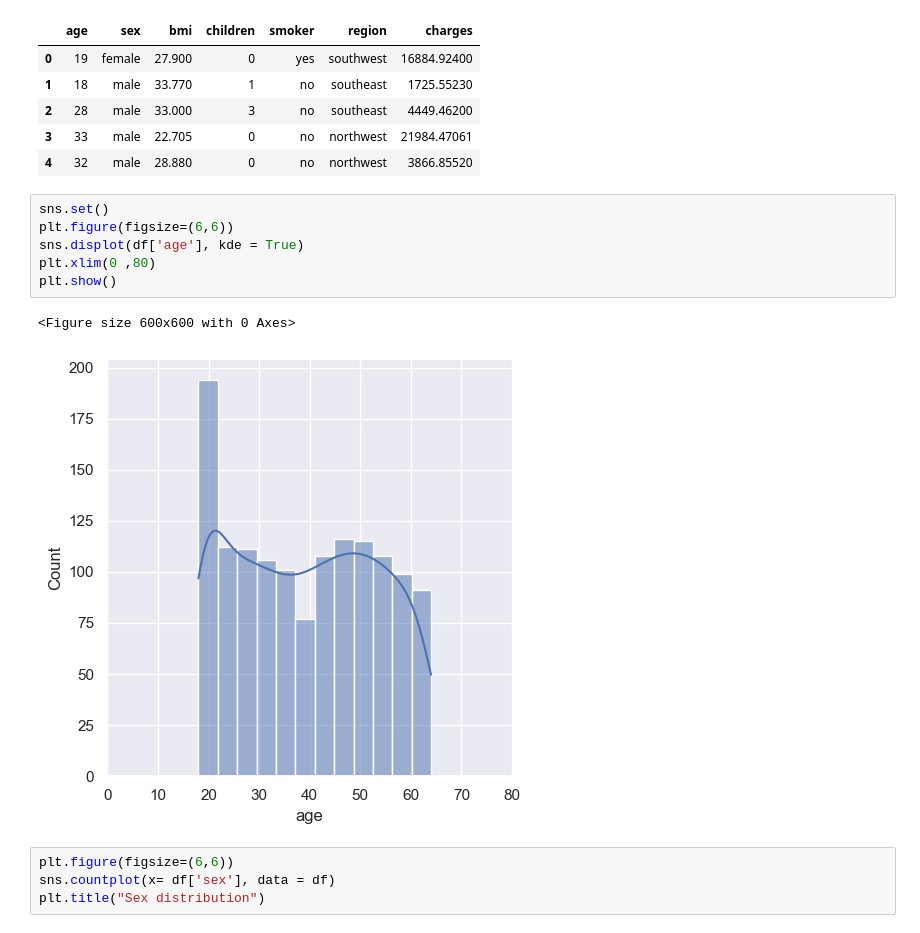
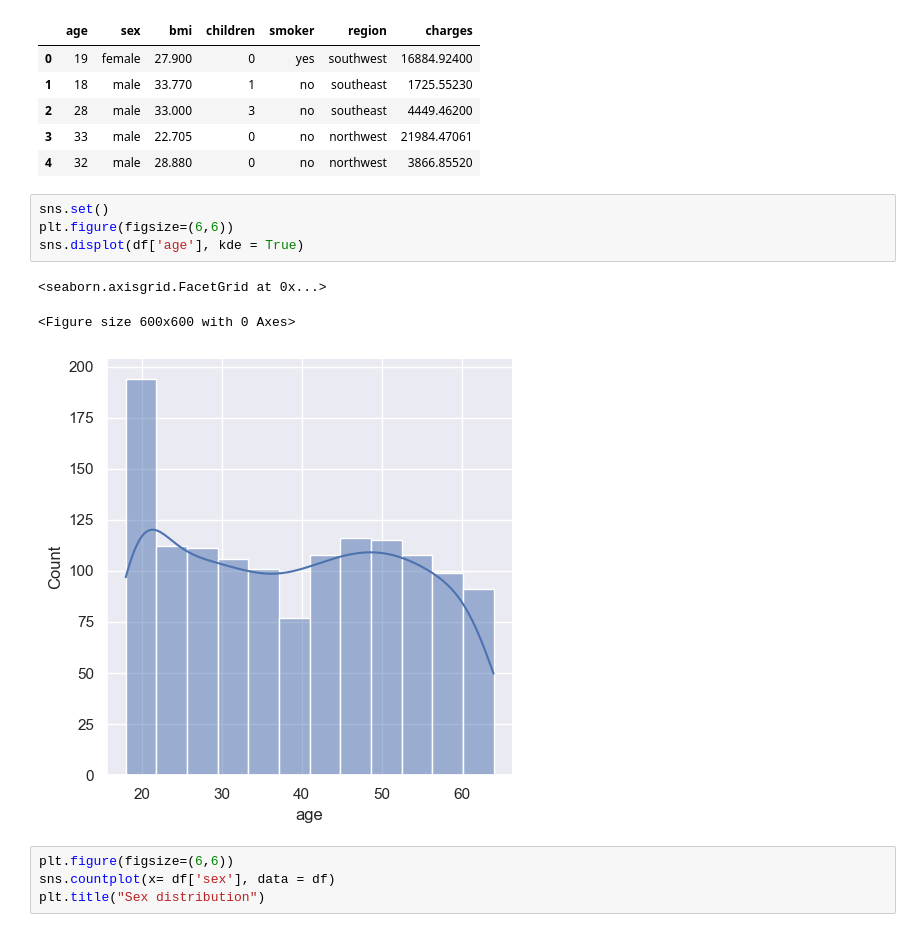
Before and after one commit to AdityaGupta-debug/MiniProject-Medical-Insurance-Cost-prediction-using-Linear-Regression-, a Jupyter notebook: project.ipynb, the cells around one changed output. Cells and saved outputs as stored; diff of their text form.

Commit message:
graph changed

```diff
--- a/project.ipynb
+++ b/project.ipynb
@@ -74,12 +74,11 @@ df.head()
 # %%
 sns.set()
 plt.figure(figsize=(6,6))
 sns.displot(df['age'], kde = True)
-plt.xlim(0 ,80)
-plt.show()
 # %% [output]
-<Figure size 600x600 with 0 Axes>
+<seaborn.axisgrid.FacetGrid at 0x...>
+<Figure size 600x600 with 0 Axes>
-[figure, old version]
+[figure, new version]
 # %%
 plt.figure(figsize=(6,6))
 sns.countplot(x= df['sex'], data = df)
```
